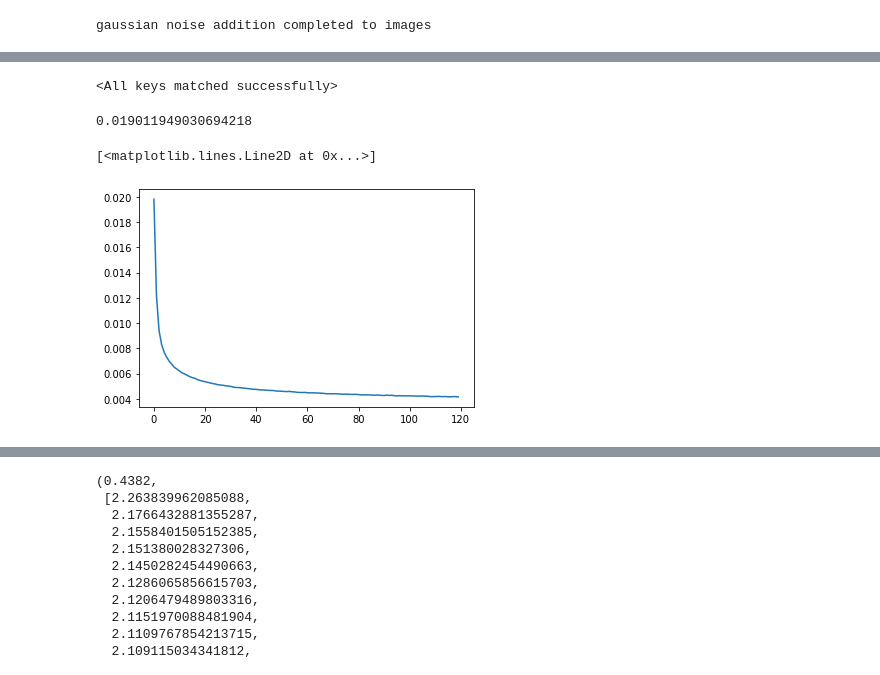
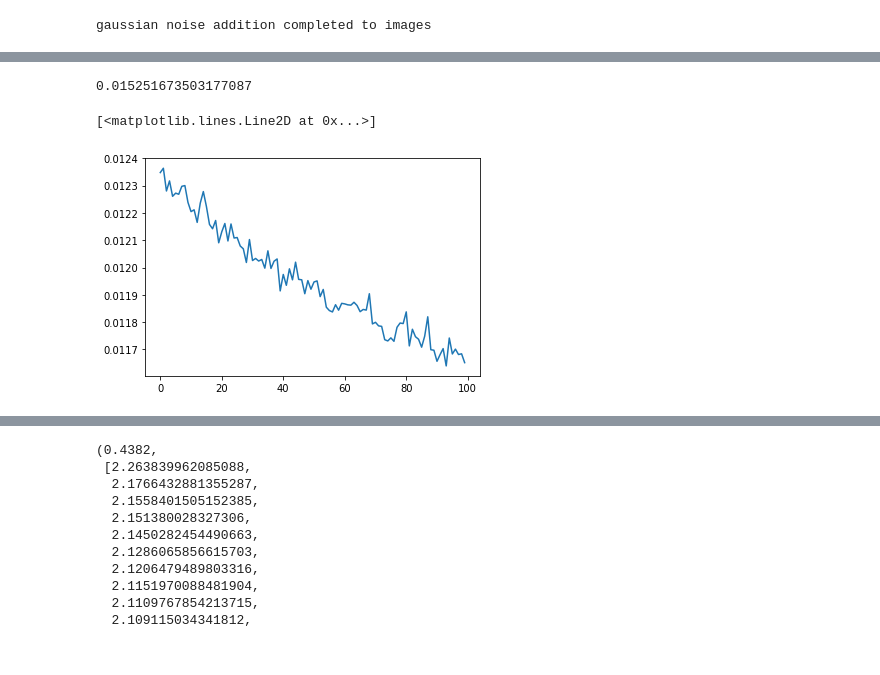
Before and after one commit to franzele21/autoencodeur_tp, a Jupyter notebook: DenoisingAutoencoder.ipynb, the cells around one changed output, grey strips where cells are left out. Cells and saved outputs as stored; diff of their text form; code cells hidden in the pictures.

```diff
--- a/DenoisingAutoencoder.ipynb
+++ b/DenoisingAutoencoder.ipynb
@@ -628,37 +633,3 @@ def metrics(img_ori, img_cleaned, thresh=0.7):
     plt.tight_layout()
 
     return ret
-# %%
-"""
-Here, we try to visualize some of the results.
-We randomly generate 6 numbers in between 1 and 10k , run them through the model,
-and show the results with comparisons
-"""
-f,axes= plt.subplots(6,3,figsize=(20,20))
-axes[0,0].set_title("Original Image")
-axes[0,1].set_title("Dirty Image")
-axes[0,2].set_title("Cleaned Image")
-
-test_imgs=np.random.randint(0,len(xtest),size=6)
-for idx in range((6)):
-  dirty=testset[test_imgs[idx]][0]
-  clean=testset[test_imgs[idx]][1]
-  label=testset[test_imgs[idx]][2]
-  dirty=dirty.view(dirty.size(0),-1).type(torch.FloatTensor)
-  dirty=dirty.to(device)
-  output=best_model(dirty)
-
-  output=output.view(1,28,28)
-  output=output.permute(1,2,0).squeeze(2)
-  output=output.detach().cpu().numpy()
-
-  dirty=dirty.view(1,28,28)
-  dirty=dirty.permute(1,2,0).squeeze(2)
-  dirty=dirty.detach().cpu().numpy()
-
-  clean=clean.permute(1,2,0).squeeze(2)
-  clean=clean.detach().cpu().numpy()
-
-  axes[idx,0].imshow(clean,cmap="gray")
-  axes[idx,1].imshow(dirty,cmap="gray")
-  axes[idx,2].imshow(output,cmap="gray")
@@ -784,4 +703,5 @@ testloader_all  = DataLoader(testset_all, batch_size=1, shuffle=True)
 # %%
-best_model_all = denoising_model(**[results[j]["params"] for j in range(48) if results[j]["true_error"] == min([results[i]["true_error"] for i in range(48)])][0])
+best_model_all = denoising_model(**[results[str(j)]["params"] for j in range(27) if results[str(j)]["true_error"] == min([results[str(i)]["true_error"] for i in range(27)])][0])
 best_model_criterion_all = nn.MSELoss()
 best_model_optim_all = optim.Adam(best_model_all.parameters(), lr=4e-3)
+best_model_all
@@ -788,17 +727,17 @@ best_model_optim_all = optim.Adam(best_model_all.parameters(), lr=4e-3)
+# %%
+testset_all = np.array([testset_all[i][0].numpy() for i in range(len(testset_all))])
 # %%
-# true_error, losslist = train_test(best_model_all, best_model_optim_all, best_model_criterion_all, 120, device, trainloader_all, testset_all)
-best_model_all.load_state_dict(torch.load("model_all", map_location=device))
+true_error_all, losslist_all = train_test(best_model_all, best_model_optim_all, best_model_criterion_all, 100, device, trainloader_all, testset_all)
+# best_model_all.load_state_dict(torch.load("model_all", map_location=device))
-# %% [output]
-<All keys matched successfully>
-# %%
-true_error
-# %% [output]
-0.019011949030694218
+# %%
+true_error_all
+# %% [output]
+0.015251673503177087
 # %%
-plt.plot(losslist)
+plt.plot(losslist_all)
 # %% [output]
 [<matplotlib.lines.Line2D at 0x...>]
-[figure, old version]
+[figure, new version]
 # %%
 torch.save(best_model.state_dict(), "model_all")  # We save the model state dict at PATH
 # %%
```
Also changed, not shown: parts of 45 cells of this notebook, 2 other files.
